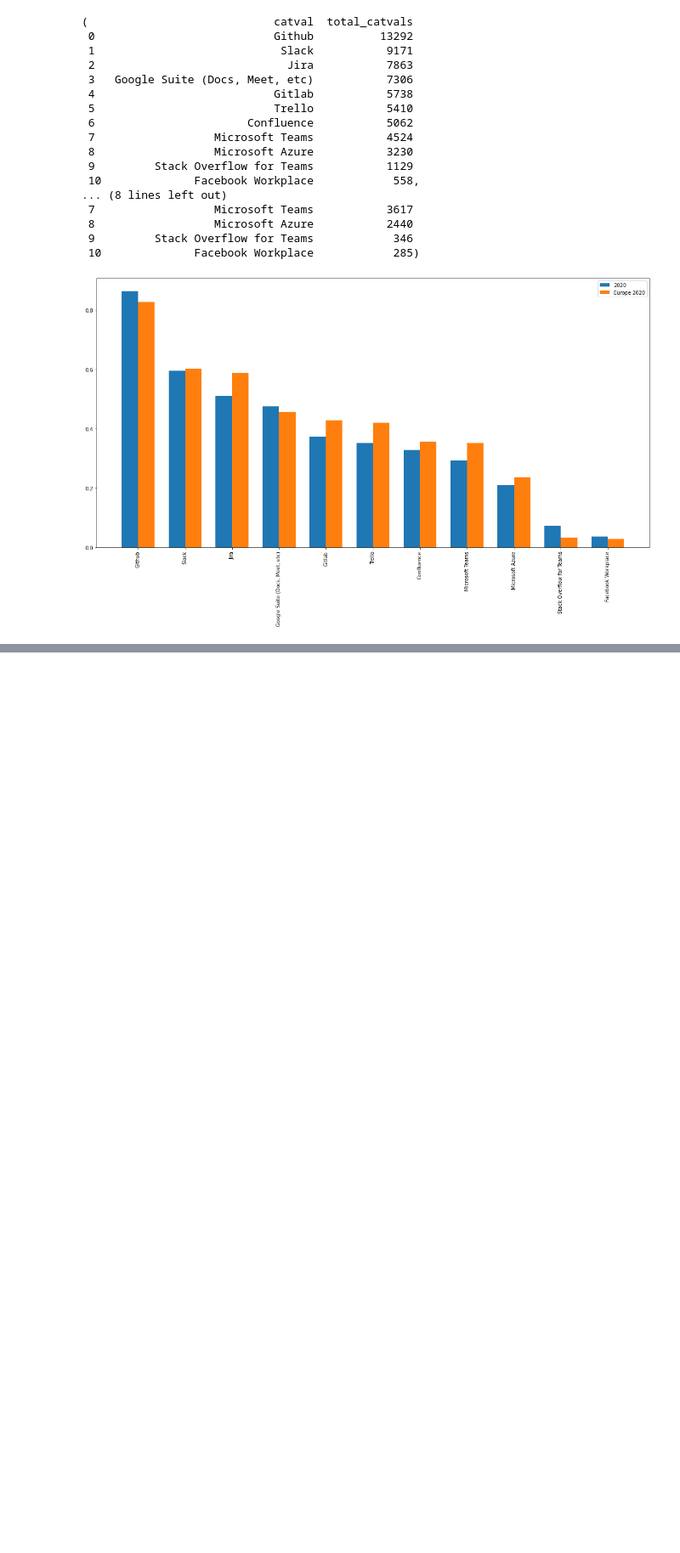
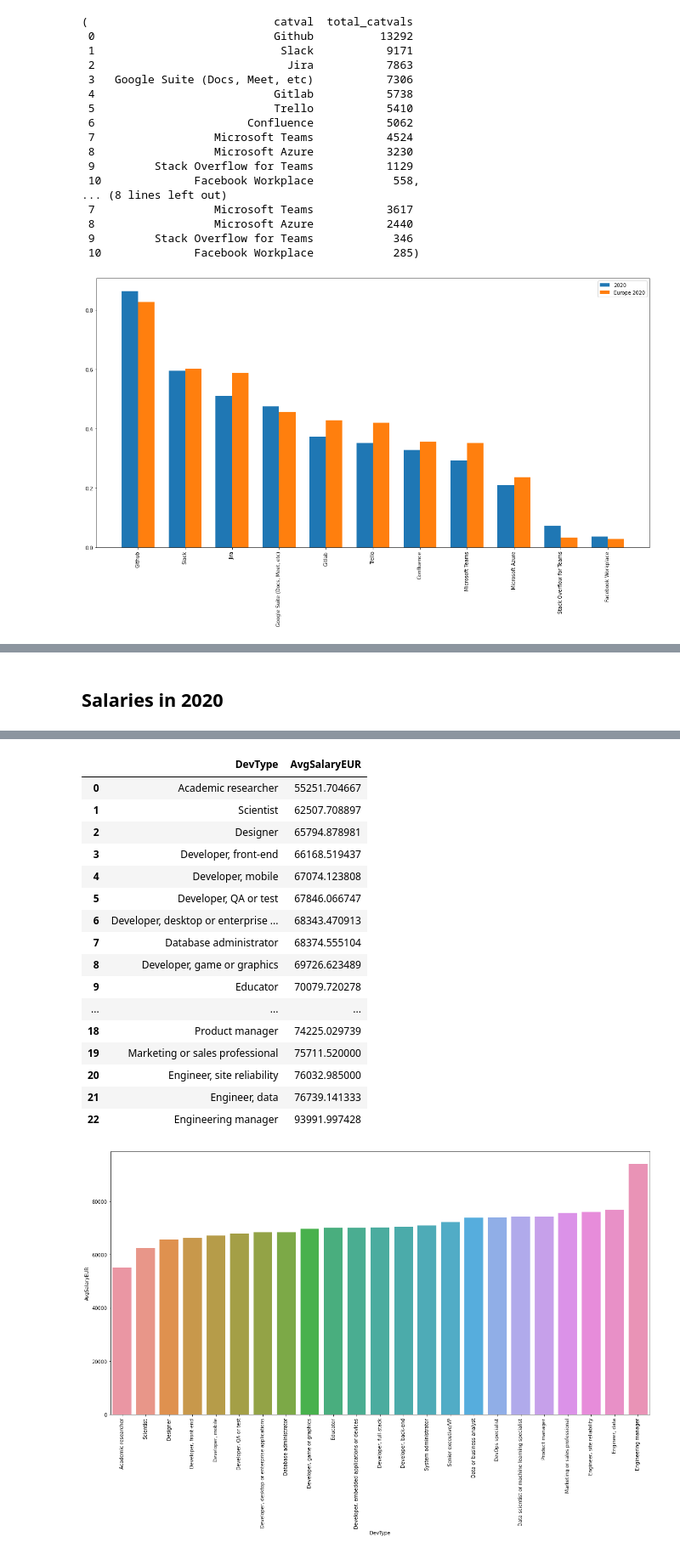
Before and after one commit to ju0gri/so-survey-data-analysis, a Jupyter notebook: project1_solution.ipynb, the cells around one changed output, grey strips where cells are left out. Shown at 85% size. Cells and saved outputs as stored; diff of their text form; code cells hidden in the pictures; blank space fills up the shorter version.

```diff
--- a/project1_solution.ipynb
+++ b/project1_solution.ipynb
@@ -2165,0 +2512,7 @@ df_merged_es = df_2017_es[[]].copy()
+# %% [markdown]
+## Salaries in 2020
+# %%
+process_salary_data(df_2020_eu, salary_col_name="ConvertedComp", currency_col_name="CurrencyDesc",
+                    dev_type_col_name="DevType", salary_type_col_name="CompFreq",
+                    convert_yearly_salary=False, convert_salary_currency=False)
+# %% [output]
@@ -2165,0 +2534,18 @@ df_merged_es = df_2017_es[[]].copy()
+|  | DevType | AvgSalaryEUR |
+| 0 | Academic researcher | 55251.704667 |
+| 1 | Scientist | 62507.708897 |
+| 2 | Designer | 65794.878981 |
+| 3 | Developer, front-end | 66168.519437 |
+| 4 | Developer, mobile | 67074.123808 |
+| 5 | Developer, QA or test | 67846.066747 |
+| 6 | Developer, desktop or enterprise ... | 68343.470913 |
+| 7 | Database administrator | 68374.555104 |
+| 8 | Developer, game or graphics | 69726.623489 |
+| 9 | Educator | 70079.720278 |
+| ... | ... | ... |
+| 18 | Product manager | 74225.029739 |
+| 19 | Marketing or sales professional | 75711.520000 |
+| 20 | Engineer, site reliability | 76032.985000 |
+| 21 | Engineer, data | 76739.141333 |
+| 22 | Engineering manager | 93991.997428 |
+[figure, added]
```
Also changed, not shown: parts of 57 cells of this notebook.
